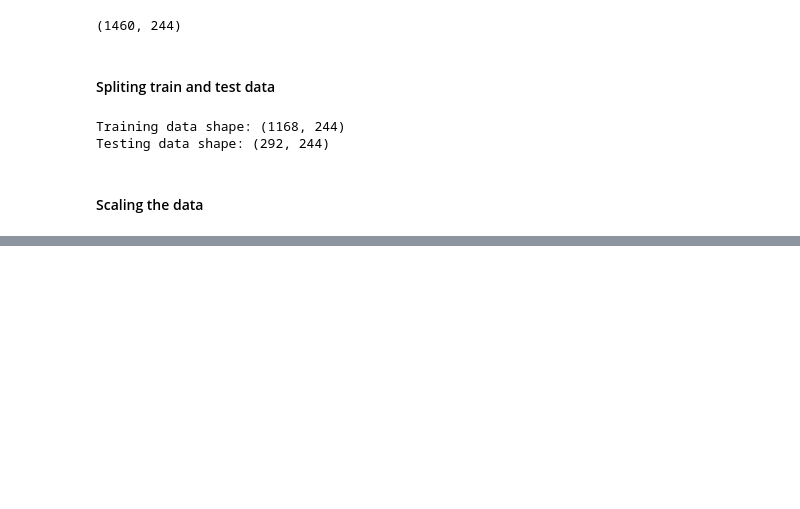
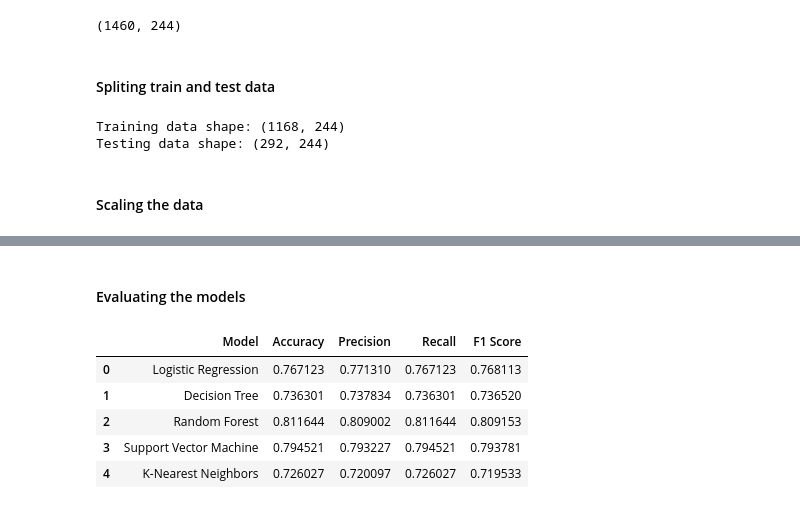
Before and after one commit to MohammadRafi21/House-Prices-Advanced-Regression, a Jupyter notebook: House_Price_Classification.ipynb, the cells around one changed output, grey strips where cells are left out. Saved outputs shown, nothing was run; the diff lists cells and outputs as text; code cells hidden in the pictures; blank space fills up the shorter version.

```diff
--- a/House_Price_Classification.ipynb
+++ b/House_Price_Classification.ipynb
@@ -165,0 +185,42 @@ X_test_scaled = scaler.transform(X_test)
+# %% [markdown]
+#### Evaluating the models
+# %%
+# Store results
+results = []
+
+# Train and evaluate each model
+for model_name, model in models.items():
+
+    # Train model
+    model.fit(X_train_scaled, y_train)
+
+    # Make predictions
+    y_pred = model.predict(X_test_scaled)
+
+    # Calculate evaluation metrics
+    accuracy = accuracy_score(y_test, y_pred)
+    precision = precision_score(y_test, y_pred, average="weighted")
+    recall = recall_score(y_test, y_pred, average="weighted")
+    f1 = f1_score(y_test, y_pred, average="weighted")
+
+    # Store results
+    results.append({
+        "Model": model_name,
+        "Accuracy": accuracy,
+        "Precision": precision,
+        "Recall": recall,
+        "F1 Score": f1
+    })
+
+# Convert results to DataFrame
+results_df = pd.DataFrame(results)
+
+# Display results
+results_df
+# %% [output]
+|  | Model | Accuracy | Precision | Recall | F1 Score |
+| 0 | Logistic Regression | 0.767123 | 0.771310 | 0.767123 | 0.768113 |
+| 1 | Decision Tree | 0.736301 | 0.737834 | 0.736301 | 0.736520 |
+| 2 | Random Forest | 0.811644 | 0.809002 | 0.811644 | 0.809153 |
+| 3 | Support Vector Machine | 0.794521 | 0.793227 | 0.794521 | 0.793781 |
+| 4 | K-Nearest Neighbors | 0.726027 | 0.720097 | 0.726027 | 0.719533 |
```
Also changed, not shown: parts of 10 cells of this notebook.
